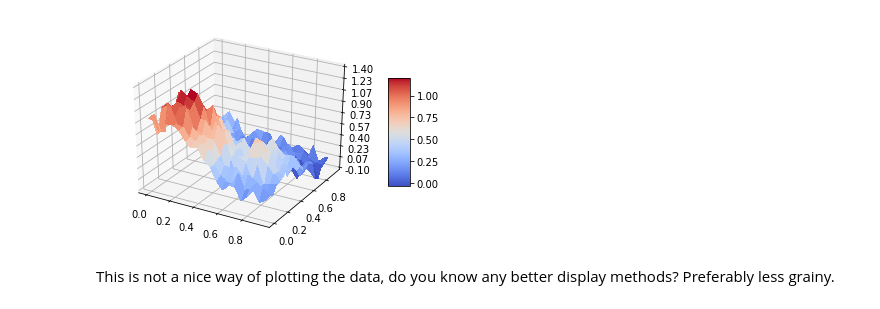
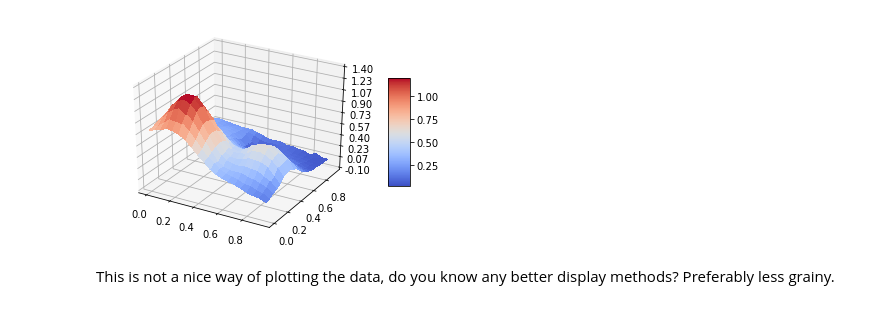
Before and after one commit to sigmunsl/FYS-STK4155, a Jupyter notebook: projects/Project1/Main.ipynb, the cells around one changed output. Drawn from its saved outputs; the diff is of its cells as text; code cells hidden in the pictures.

```diff
--- a/projects/Project1/Main.ipynb
+++ b/projects/Project1/Main.ipynb
@@ -3,34 +3,34 @@ from mpl_toolkits.mplot3d import Axes3D
 import matplotlib.pyplot as plt
 from matplotlib import cm
 from matplotlib.ticker import LinearLocator, FormatStrFormatter
 import numpy as np
 from random import random, seed
 import functions as fx
 
 
 fig         = plt.figure()
 ax          = fig.gca(projection='3d')
 
 # Make data.
 x           = np.arange(0, 1, 0.05)
 y           = np.arange(0, 1, 0.05)
 x, y        = np.meshgrid(x,y)
-noise_level = 0.1
+noise_level = 0.01
 
 
 z           = fx.FrankeFunction(x, y, noise_level)
 
 
 # Plot the surface.
 surf        = ax.plot_surface(x, y, z, cmap=cm.coolwarm, linewidth=0, antialiased=False)
 # Customize the z axis.
 ax.set_zlim(-0.10, 1.40)
 ax.zaxis.set_major_locator(LinearLocator(10))
 ax.zaxis.set_major_formatter(FormatStrFormatter('%.02f'))
 # Add a color bar which maps values to colors.
 fig.colorbar(surf, shrink=0.5, aspect=5)
 plt.show()
 # %% [output]
-[figure, old version]
+[figure, new version]
 # %% [markdown]
 This is not a nice way of plotting the data, do you know any better display methods? Preferably less grainy.
```
Also changed, not shown: parts of 3 cells of this notebook.
